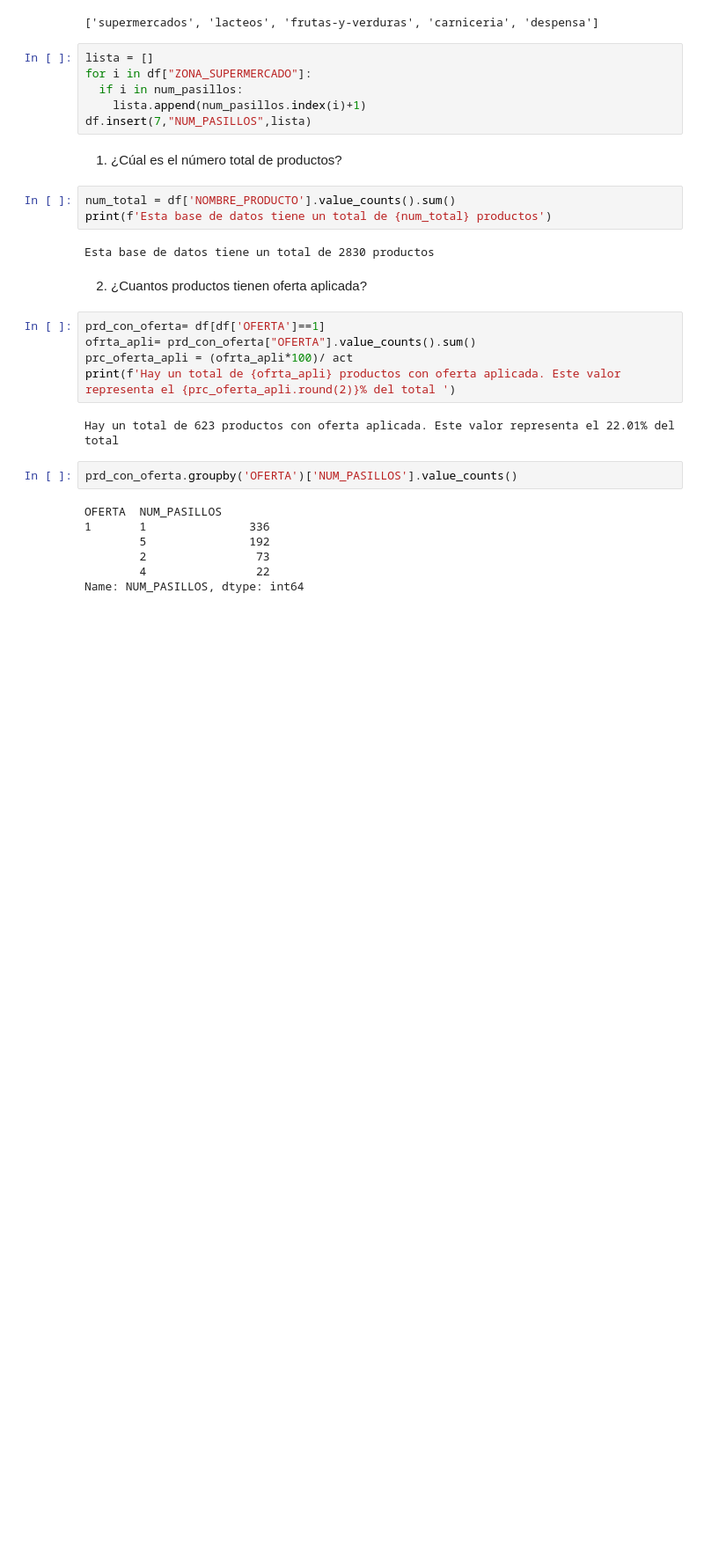
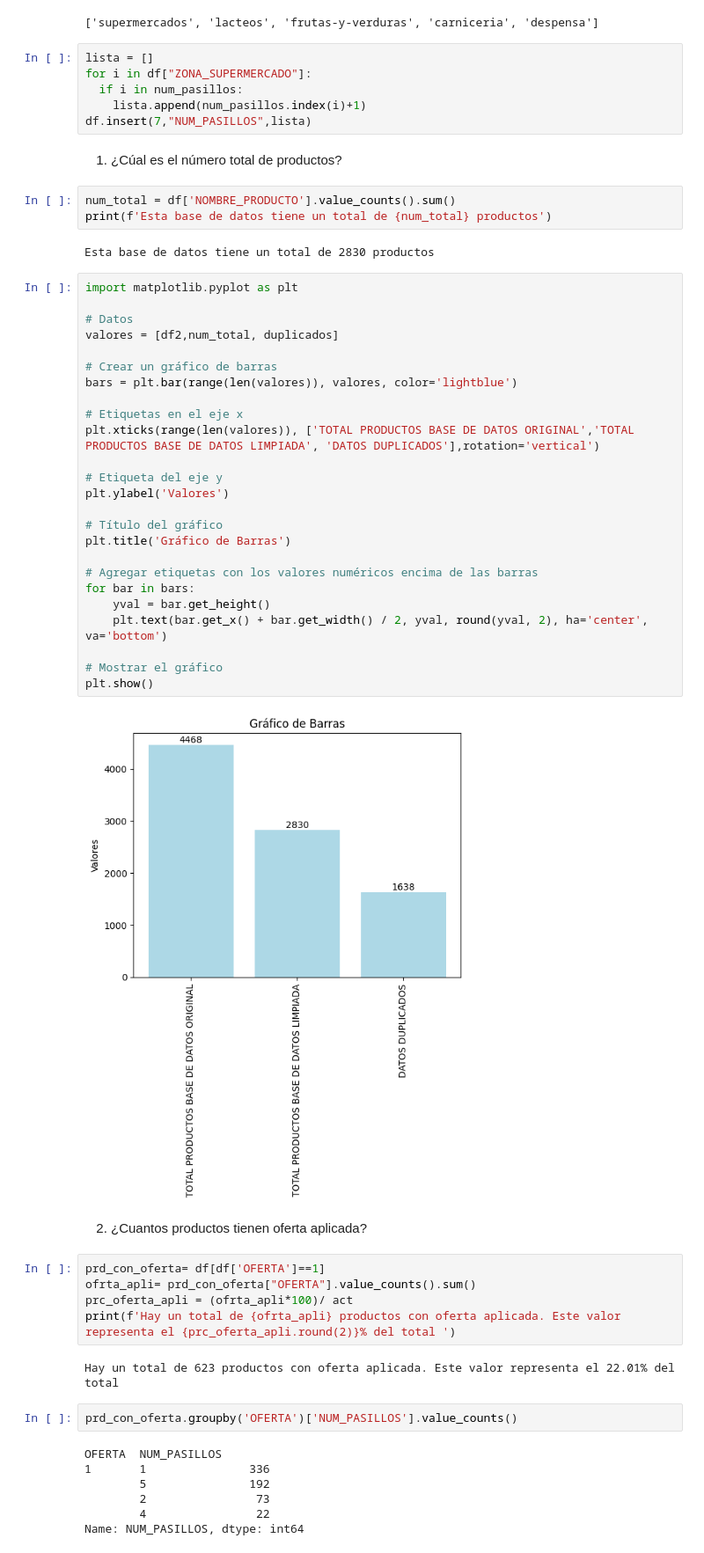
Before and after one commit to Bubu52/AMACOR_SUPERMARKET, a Jupyter notebook: Preguntas resueltas v.1.1.ipynb, the cells around one changed output. Shown at 88% size. Drawn from its saved outputs; the diff is of its cells as text; blank space fills up the shorter version.

```diff
--- a/Preguntas resueltas v.1.1.ipynb
+++ b/Preguntas resueltas v.1.1.ipynb
@@ -151,6 +170,33 @@ num_total = df['NOMBRE_PRODUCTO'].value_counts().sum()
 print(f'Esta base de datos tiene un total de {num_total} productos')
 # %% [output]
 Esta base de datos tiene un total de 2830 productos
+# %%
+import matplotlib.pyplot as plt
+
+# Datos
+valores = [df2,num_total, duplicados]
+
+# Crear un gráfico de barras
+bars = plt.bar(range(len(valores)), valores, color='lightblue')
+
+# Etiquetas en el eje x
+plt.xticks(range(len(valores)), ['TOTAL PRODUCTOS BASE DE DATOS ORIGINAL','TOTAL PRODUCTOS BASE DE DATOS LIMPIADA', 'DATOS DUPLICADOS'],rotation='vertical')
+
+# Etiqueta del eje y
+plt.ylabel('Valores')
+
+# Título del gráfico
+plt.title('Gráfico de Barras')
+
+# Agregar etiquetas con los valores numéricos encima de las barras
+for bar in bars:
+    yval = bar.get_height()
+    plt.text(bar.get_x() + bar.get_width() / 2, yval, round(yval, 2), ha='center', va='bottom')
+
+# Mostrar el gráfico
+plt.show()
+# %% [output]
+[figure, added]
 # %% [markdown]
 2. ¿Cuantos productos tienen oferta aplicada?
 # %%
```
Also changed, not shown: parts of 5 cells of this notebook.
